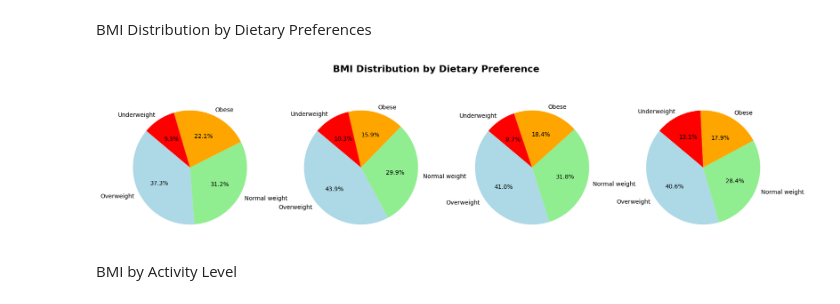
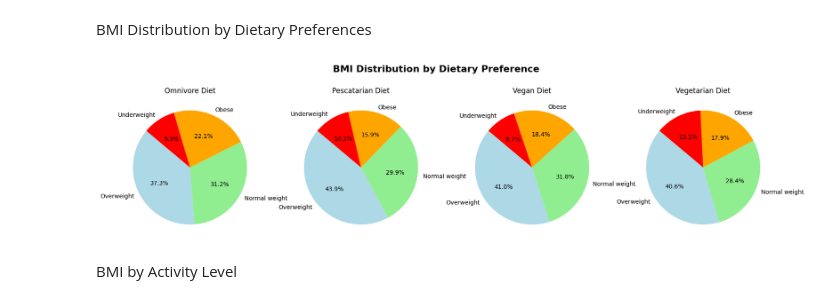
Before and after one commit to RalphDLTR/MATHEDA---PROJ, a Jupyter notebook: ENDTERM/ENDTERM.ipynb, the cells around one changed output. Cells and saved outputs as stored; diff of their text form; code cells hidden in the pictures.

```diff
--- a/ENDTERM/ENDTERM.ipynb
+++ b/ENDTERM/ENDTERM.ipynb
@@ -455,34 +455,38 @@ axes[0].pie(
     autopct='%1.1f%%',
     startangle=140,
     colors=['lightblue', 'lightgreen', 'orange', 'red']
 )
 axes[1].pie(
     bmi_Pesca,
     labels=bmi_Omni.index,
     autopct='%1.1f%%',
     startangle=140,
     colors=['lightblue', 'lightgreen', 'orange', 'red']
 )
 axes[2].pie(
     bmi_Vegan,
     labels=bmi_Omni.index,
     autopct='%1.1f%%',
     startangle=140,
     colors=['lightblue', 'lightgreen', 'orange', 'red']
 )
 axes[3].pie(
     bmi_Vege,
     labels=bmi_Omni.index,
     autopct='%1.1f%%',
     startangle=140,
     colors=['lightblue', 'lightgreen', 'orange', 'red']
 )
 
+axes[0].set_title('Omnivore Diet')
+axes[1].set_title('Pescatarian Diet')
+axes[2].set_title('Vegan Diet')
+axes[3].set_title('Vegetarian Diet')
 fig.suptitle("BMI Distribution by Dietary Preference", fontsize=16, fontweight='bold')
 
 plt.show()
 # %% [output]
-[figure, old version]
+[figure, new version]
 # %% [markdown]
 BMI by Activity Level
 # %%
```
